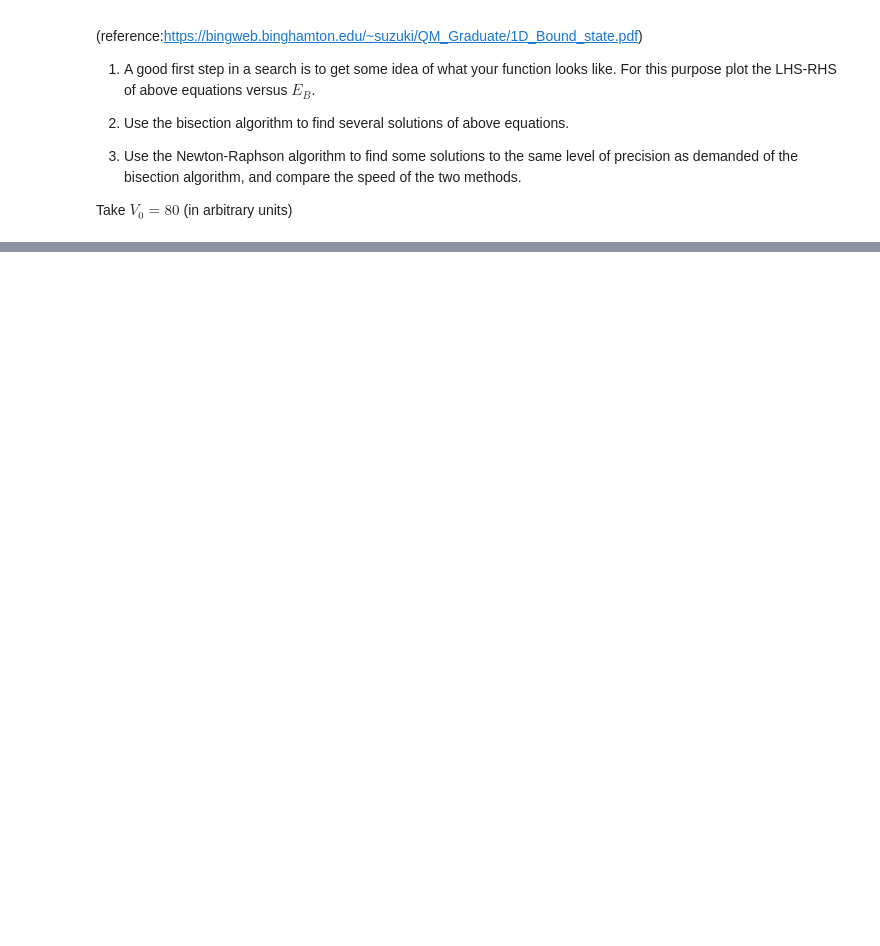
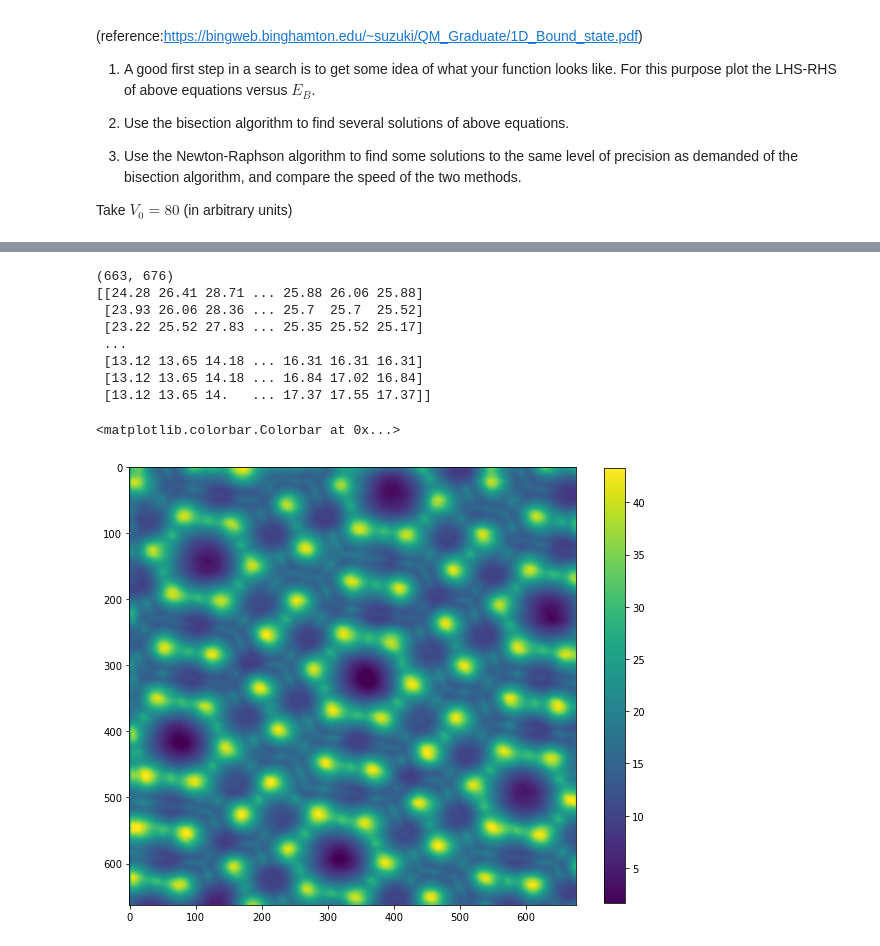
Before and after one commit to SCH-IITK/Computational-Physics-2022, a Jupyter notebook: Week 3/Assignment 3.ipynb, the cells around one changed output, grey strips where cells are left out. Drawn from its saved outputs; the diff is of its cells as text; code cells hidden in the pictures; blank space fills up the shorter version.

```diff
--- a/Week 3/Assignment 3.ipynb
+++ b/Week 3/Assignment 3.ipynb
@@ -48,3 +193,22 @@ In the resources folder you will find a file called stm.txt, which contains a gr
 (Image reference:https://th.bing.com/th/id/R.751c76121e5c400761c1e929edc03f79?rik=971J8JhWDKAOQw&riu=http%3a%2f%2fchem.libretexts.org%2f%40api%2fdeki%2ffiles%2f69957%2fScanningTunnelingMicroscope_schematic.png%3frevision%3d1&ehk=%2b3RqS1y9PGmRwqZbGXR0QAFVrWgnA6rLxPCWxDtkbdc%3d&risl=&pid=ImgRaw&r=0)
 
 The end result is a grid of values that represent the height of the surface as a function of position and the data in the file stm.txt contain just such a grid of values. Write a program to visualize the STM data and hence create a 2D colormap as well as a 3D picture of what the silicon surface looks like.
+# %%
+imgname = 'stm.txt'
+img = np.loadtxt(imgname)
+print(img.shape)
+print(img)
+plt.figure(figsize=(10,10))
+plt.imshow(img)
+plt.colorbar(shrink=0.8)
+# %% [output]
+(663, 676)
+[[24.28 26.41 28.71 ... 25.88 26.06 25.88]
+ [23.93 26.06 28.36 ... 25.7  25.7  25.52]
+ [23.22 25.52 27.83 ... 25.35 25.52 25.17]
+ ...
+ [13.12 13.65 14.18 ... 16.31 16.31 16.31]
+ [13.12 13.65 14.18 ... 16.84 17.02 16.84]
+ [13.12 13.65 14.   ... 17.37 17.55 17.37]]
+<matplotlib.colorbar.Colorbar at 0x...>
+[figure, added]
```
Also changed, not shown: parts of 3 cells of this notebook.
